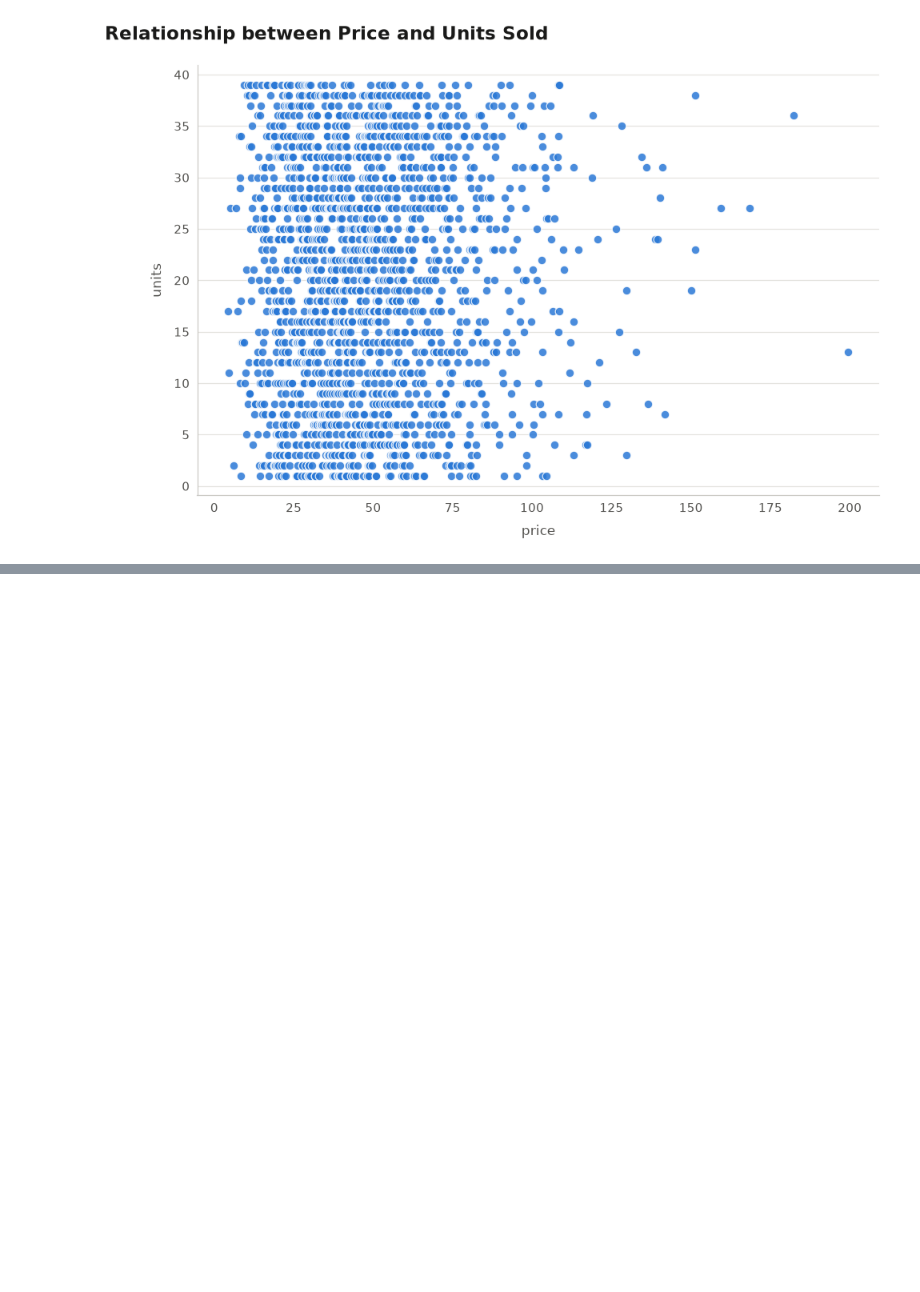
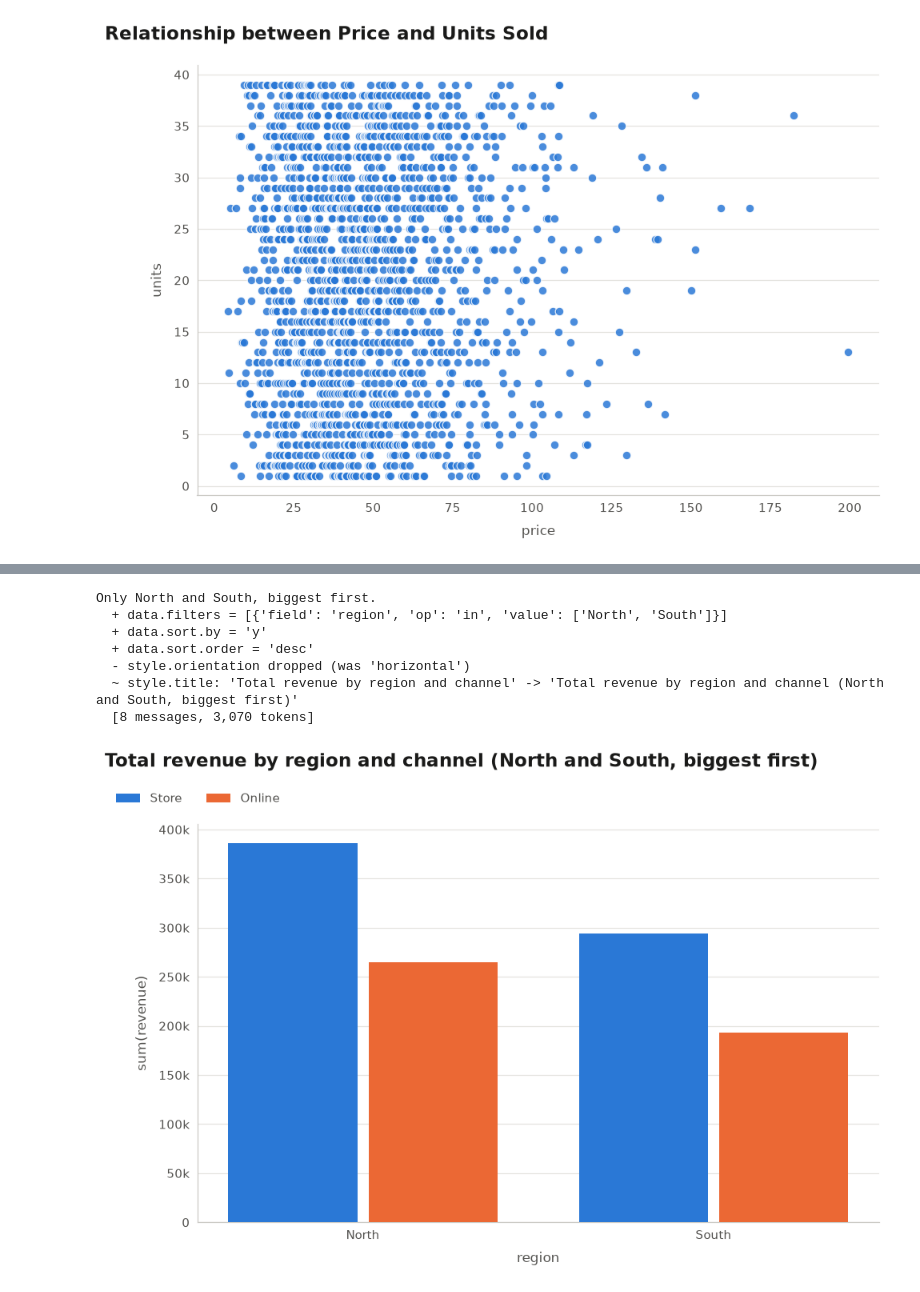
Before and after one commit to jmlopezfabian/jsonplot, a Jupyter notebook: examples/pydantic_ai_agent.ipynb, the cells around one changed output, grey strips where cells are left out. Cells and saved outputs as stored; diff of their text form; code cells hidden in the pictures; blank space fills up the shorter version.

```diff
--- a/examples/pydantic_ai_agent.ipynb
+++ b/examples/pydantic_ai_agent.ipynb
@@ -265,0 +369,11 @@ figures[3]
+# %%
+await chat.ask("Only North and South, biggest first.")
+# %% [output]
+Only North and South, biggest first.
+  + data.filters = [{'field': 'region', 'op': 'in', 'value': ['North', 'South']}]
+  + data.sort.by = 'y'
+  + data.sort.order = 'desc'
+  - style.orientation dropped (was 'horizontal')
+  ~ style.title: 'Total revenue by region and channel' -> 'Total revenue by region and channel (North and South, biggest first)'
+  [8 messages, 3,070 tokens]
+[figure, added]
```
Also changed, not shown: parts of 6 cells of this notebook, 1 other file.
